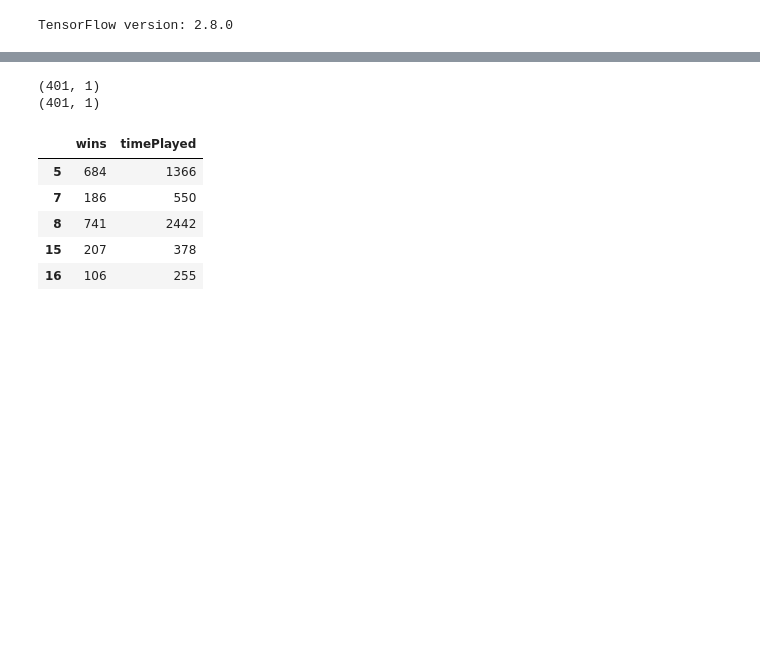
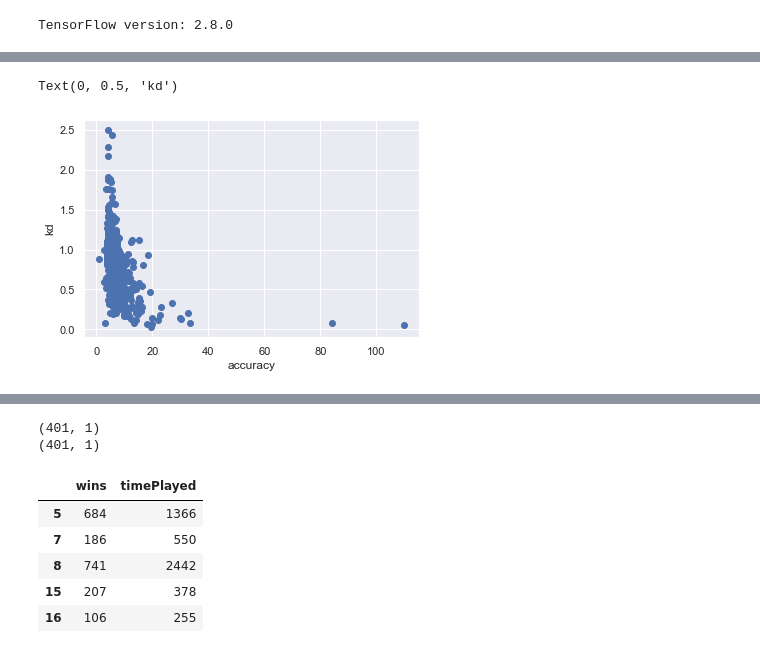
Before and after one commit to austinwilson1224/SJSU, a Jupyter notebook: 257/hw1.ipynb, the cells around one changed output, grey strips where cells are left out. Cells and saved outputs as stored; diff of their text form; code cells hidden in the pictures; blank space fills up the shorter version.

```diff
--- a/257/hw1.ipynb
+++ b/257/hw1.ipynb
@@ -34,6 +34,9 @@ df.head(20)
 | 17 | Nsory_1#5583298 | 1592 | 15033 | 0.780327 | 17 | 156 | 13 | 111 | 49680 | 3247 | ... |
 | 18 | LimpThaDon | 190 | 3033 | 1.009990 | 13 | 37 | 8 | 110 | 9846 | 421 | ... |
 | 19 | DeGiove#5248918 | 605 | 7764 | 0.853281 | 14 | 63 | 8 | 111 | 32602 | 1153 | ... |
+# %%
+# only want records of actual play
+df = df[(df.shots > 0) & (df.hits > 0) & (df.kdRatio > 0) & (df.misses > 0)]
 # %%
 df.shape
 # %% [output]
@@ -40,0 +44,13 @@ df.shape
+# %%
+df['accuracy'] = df.shots / df.hits
+# %%
+df['accuracy2'] = df.hits / (df.hits + df.shots)
+# %%
+df_demo = df[['accuracy', 'accuracy2', 'kdRatio']]
+# %%
+plt.scatter(df_demo.accuracy, df_demo.kdRatio)
+plt.xlabel("accuracy")
+plt.ylabel("kd")
+# %% [output]
+Text(0, 0.5, 'kd')
+[figure, added]
```
Also changed, not shown: parts of 13 cells of this notebook.
